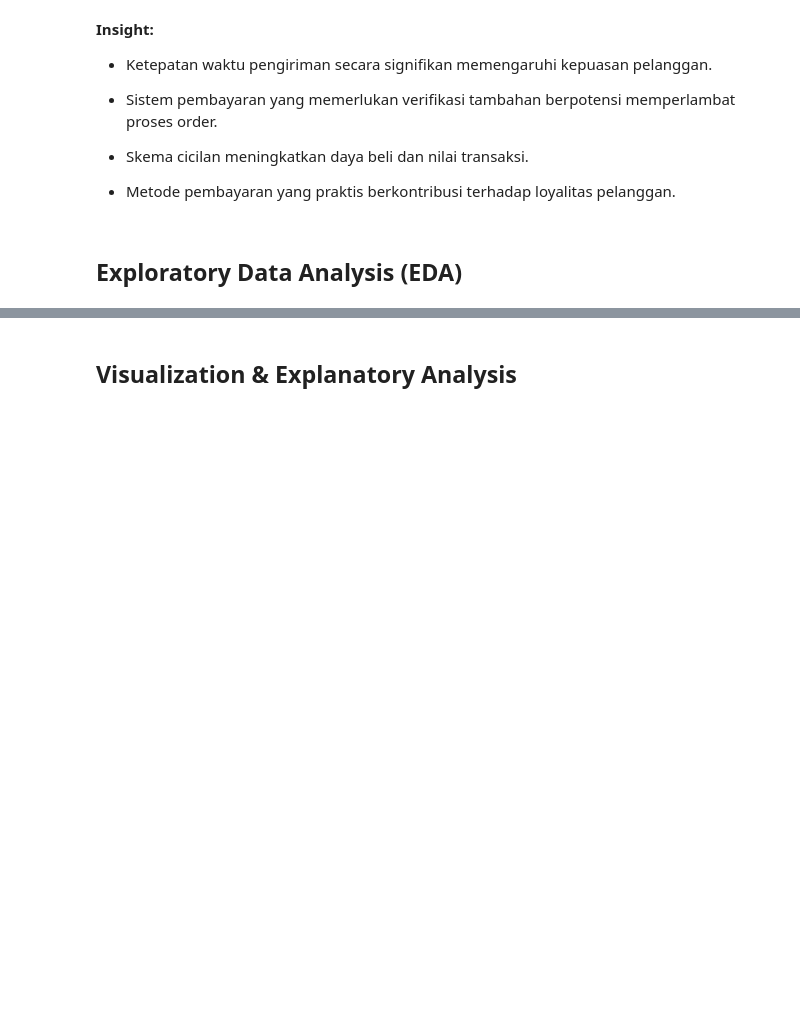
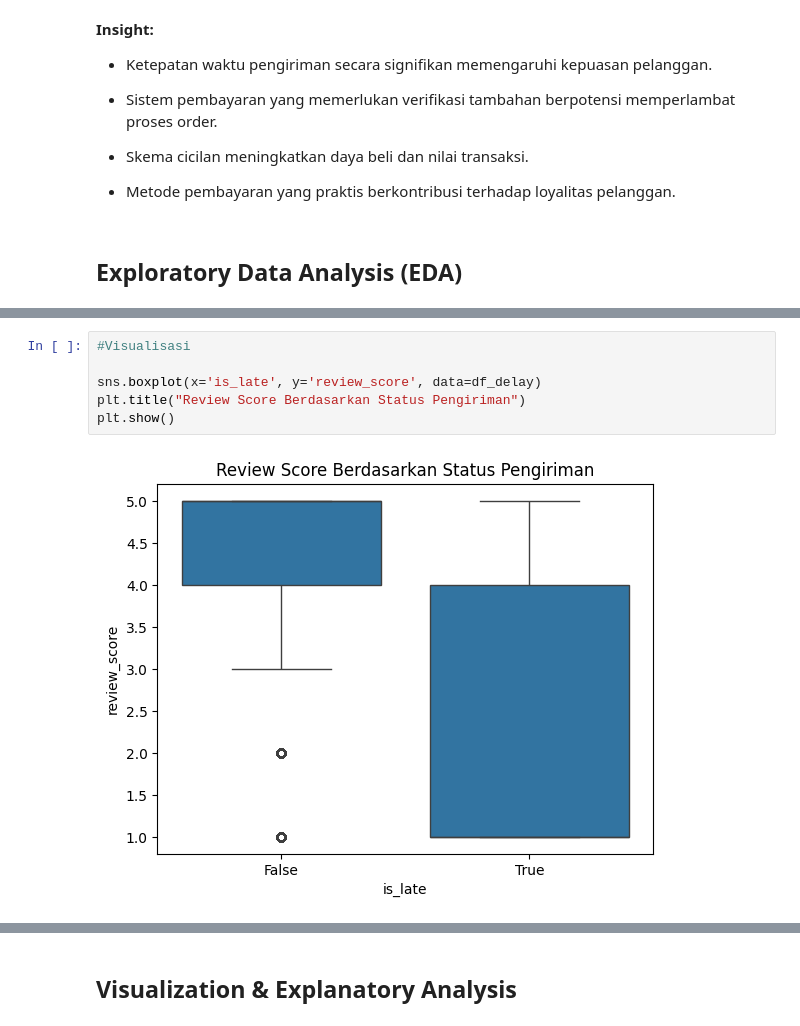
Before and after one commit to AnaRosyidah/submission_analis_data, a Jupyter notebook: notebook.ipynb, the cells around one changed output, grey strips where cells are left out. Drawn from its saved outputs; the diff is of its cells as text; blank space fills up the shorter version.

```diff
--- a/notebook.ipynb
+++ b/notebook.ipynb
@@ -432,0 +398,8 @@ Name: payment_value, dtype: float64
+# %%
+#Visualisasi
+
+sns.boxplot(x='is_late', y='review_score', data=df_delay)
+plt.title("Review Score Berdasarkan Status Pengiriman")
+plt.show()
+# %% [output]
+[figure, added]
```
Also changed, not shown: parts of 40 cells of this notebook, 5 other files.
